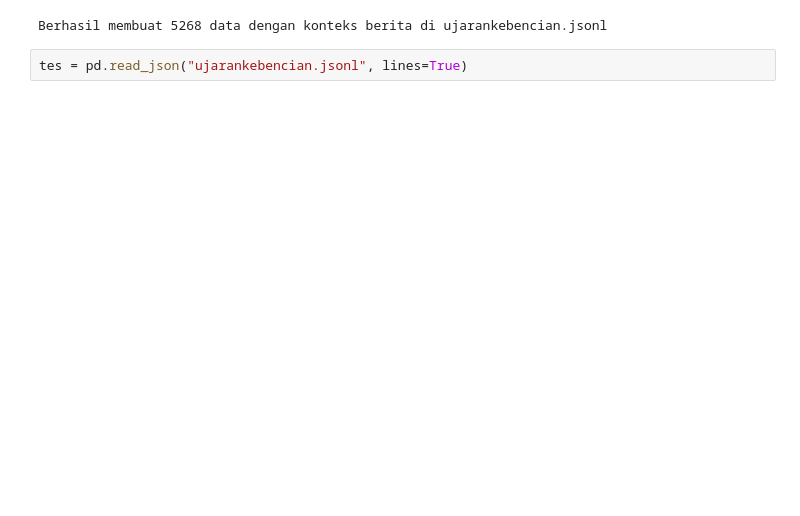
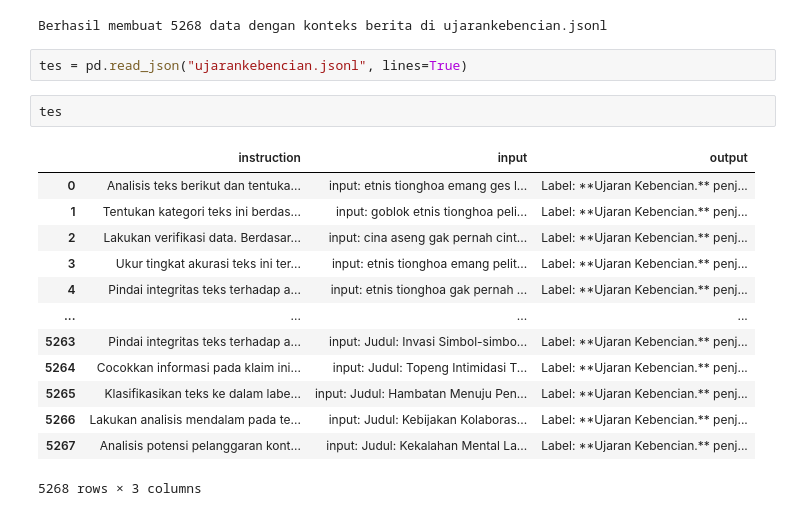
Before and after one commit to imdipo/capstone-AITF-komdigi, a Jupyter notebook: SFT/SFT.ipynb, the cells around one changed output. Cells and saved outputs as stored; diff of their text form; blank space fills up the shorter version.

```diff
--- a/SFT/SFT.ipynb
+++ b/SFT/SFT.ipynb
@@ -967,3 +717,19 @@ generate_sft_dataset_with_context(eksplisit, instructiones, kalimat_penutup_hate
 Berhasil membuat 5268 data dengan konteks berita di ujarankebencian.jsonl
 # %%
 tes = pd.read_json("ujarankebencian.jsonl", lines=True)
+# %%
+tes
+# %% [output]
+|  | instruction | input | output |
+| 0 | Analisis teks berikut dan tentuka... | input: etnis tionghoa emang ges l... | Label: **Ujaran Kebencian.** penj... |
+| 1 | Tentukan kategori teks ini berdas... | input: goblok etnis tionghoa peli... | Label: **Ujaran Kebencian.** penj... |
+| 2 | Lakukan verifikasi data. Berdasar... | input: cina aseng gak pernah cint... | Label: **Ujaran Kebencian.** penj... |
+| 3 | Ukur tingkat akurasi teks ini ter... | input: etnis tionghoa emang pelit... | Label: **Ujaran Kebencian.** penj... |
+| 4 | Pindai integritas teks terhadap a... | input: etnis tionghoa gak pernah ... | Label: **Ujaran Kebencian.** penj... |
+| ... | ... | ... | ... |
+| 5263 | Pindai integritas teks terhadap a... | input: Judul: Invasi Simbol-simbo... | Label: **Ujaran Kebencian.** penj... |
+| 5264 | Cocokkan informasi pada klaim ini... | input: Judul: Topeng Intimidasi T... | Label: **Ujaran Kebencian.** penj... |
+| 5265 | Klasifikasikan teks ke dalam labe... | input: Judul: Hambatan Menuju Pen... | Label: **Ujaran Kebencian.** penj... |
+| 5266 | Lakukan analisis mendalam pada te... | input: Judul: Kebijakan Kolaboras... | Label: **Ujaran Kebencian.** penj... |
+| 5267 | Analisis potensi pelanggaran kont... | input: Judul: Kekalahan Mental La... | Label: **Ujaran Kebencian.** penj... |
+5268 rows × 3 columns
```
Also changed, not shown: parts of 28 cells of this notebook.
